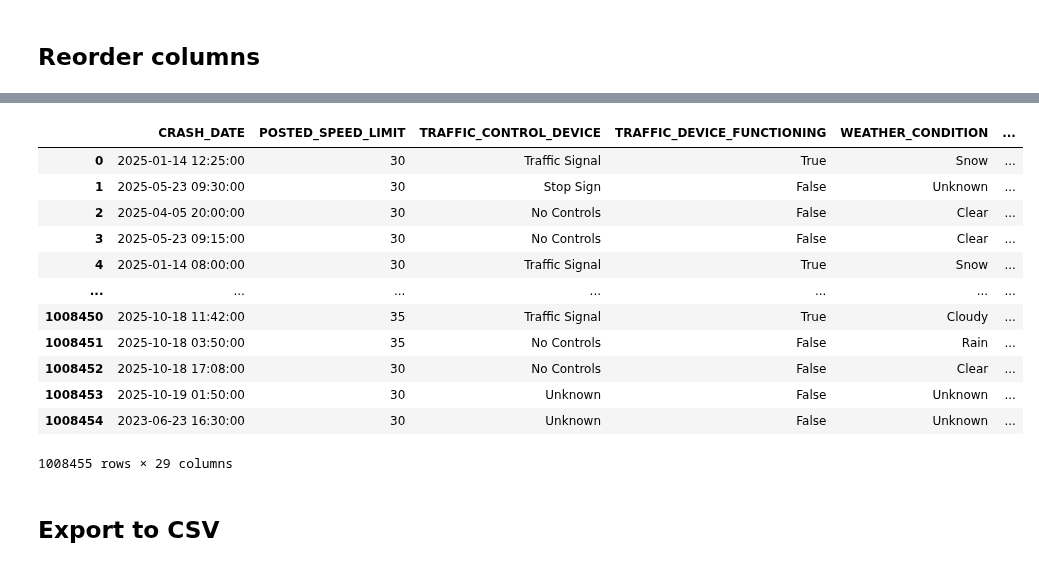
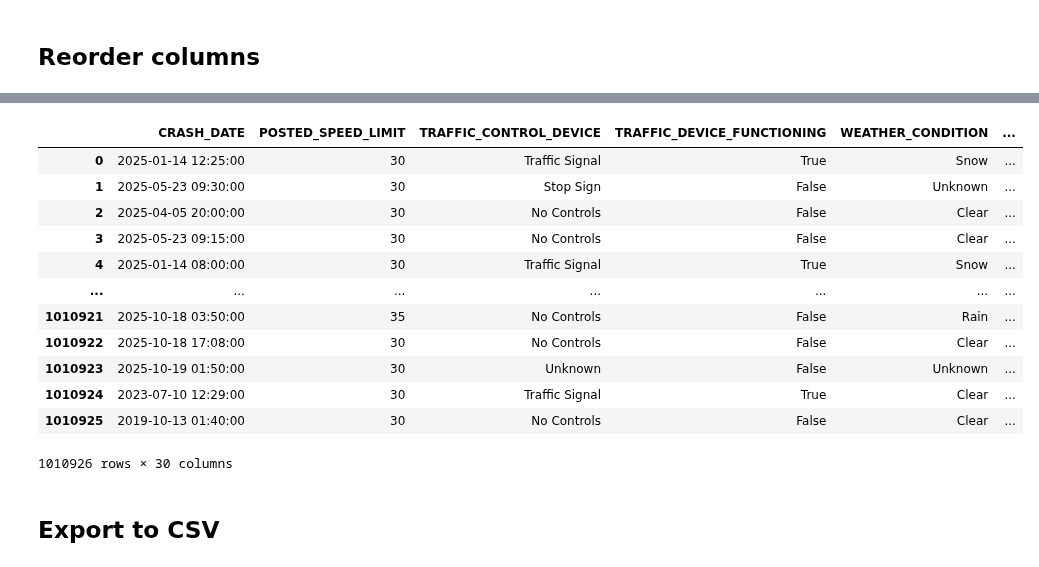
Before and after one commit to christophermagno/christophermagno, a Jupyter notebook: datasets/chicago_traffic_crashes/chicago_traffic_crashes.ipynb, the cells around one changed output, grey strips where cells are left out. Saved outputs shown, nothing was run; the diff lists cells and outputs as text; code cells hidden in the pictures.

```diff
--- a/datasets/chicago_traffic_crashes/chicago_traffic_crashes.ipynb
+++ b/datasets/chicago_traffic_crashes/chicago_traffic_crashes.ipynb
@@ -13,7 +13,7 @@ log = lib.getLogger('chicago_traffic_crashes')
 # %% [markdown]
 # Read dataset
 # %%
-filename = 'Traffic_Crashes_-_Crashes-2.csv'
+filename = 'chicago_traffic_crashes.csv'
 df = lib.read_data(filename, sep=',', encoding='ascii')
 # %% [output]
 PortfolioLogger.lib.tools: INFO: Encoding: ascii
@@ -546,7 +546,6 @@ Name: LOCATION, Length: 1008455, dtype: object
 ## Creating lists to process
 # %%
 to_drop = [
-    'CRASH_RECORD_ID',
     'BEAT_OF_OCCURRENCE',
     'MOST_SEVERE_INJURY', # Repeated in other INJURY_* columns
     'CRASH_HOUR',  # repeated in CRASH_DATE
@@ -1082,7 +1081,7 @@ contributory_cause_remap = {
     'EXCEEDING AUTHORIZED SPEED LIMIT': 'Speeding',
     'EXCEEDING SAFE SPEED FOR CONDITIONS': 'Speeding',
 
-    'NOT APPLICABLE': 'NA',
+    'NOT APPLICABLE': 'Unknown',
     'UNABLE TO DETERMINE': 'Unknown',
  }
 # %%
@@ -1139,9 +1138,9 @@ df_cp4['LIGHTING_CONDITION'] = df_cp4['LIGHTING_CONDITION'].replace(
     {
         'DAYLIGHT': "Day",
         'DAWN': "Day",
-        'DARKNESS, LIGHTED ROAD': "Dark",
-        'DARKNESS': "Dark",
-        'DUSK': "Dark",
+        'DARKNESS, LIGHTED ROAD': "Night",
+        'DARKNESS': "Night",
+        'DUSK': "Night",
         'UNKNOWN': "NA"
     }
 )
@@ -1296,19 +1316,20 @@ df_cpdf_CLEANED5 = df_CLEANED[reordered_columns]
 # %%
+df_CLEANED = df_CLEANED[reordered_columns]
 df_CLEANED
 # %% [output]
 |  | CRASH_DATE | POSTED_SPEED_LIMIT | TRAFFIC_CONTROL_DEVICE | TRAFFIC_DEVICE_FUNCTIONING | WEATHER_CONDITION | ... |
 | 0 | 2025-01-14 12:25:00 | 30 | Traffic Signal | True | Snow | ... |
 | 1 | 2025-05-23 09:30:00 | 30 | Stop Sign | False | Unknown | ... |
 | 2 | 2025-04-05 20:00:00 | 30 | No Controls | False | Clear | ... |
 | 3 | 2025-05-23 09:15:00 | 30 | No Controls | False | Clear | ... |
 | 4 | 2025-01-14 08:00:00 | 30 | Traffic Signal | True | Snow | ... |
 | ... | ... | ... | ... | ... | ... | ... |
-| 1008450 | 2025-10-18 11:42:00 | 35 | Traffic Signal | True | Cloudy | ... |
-| 1008451 | 2025-10-18 03:50:00 | 35 | No Controls | False | Rain | ... |
-| 1008452 | 2025-10-18 17:08:00 | 30 | No Controls | False | Clear | ... |
-| 1008453 | 2025-10-19 01:50:00 | 30 | Unknown | False | Unknown | ... |
-| 1008454 | 2023-06-23 16:30:00 | 30 | Unknown | False | Unknown | ... |
+| 1010921 | 2025-10-18 03:50:00 | 35 | No Controls | False | Rain | ... |
+| 1010922 | 2025-10-18 17:08:00 | 30 | No Controls | False | Clear | ... |
+| 1010923 | 2025-10-19 01:50:00 | 30 | Unknown | False | Unknown | ... |
+| 1010924 | 2023-07-10 12:29:00 | 30 | Traffic Signal | True | Clear | ... |
+| 1010925 | 2019-10-13 01:40:00 | 30 | No Controls | False | Clear | ... |
-1008455 rows × 29 columns
+1010926 rows × 30 columns
 # %% [markdown]
 ## Export to CSV
 # %%
```
Also changed, not shown: parts of 38 cells of this notebook, 3 other files.
